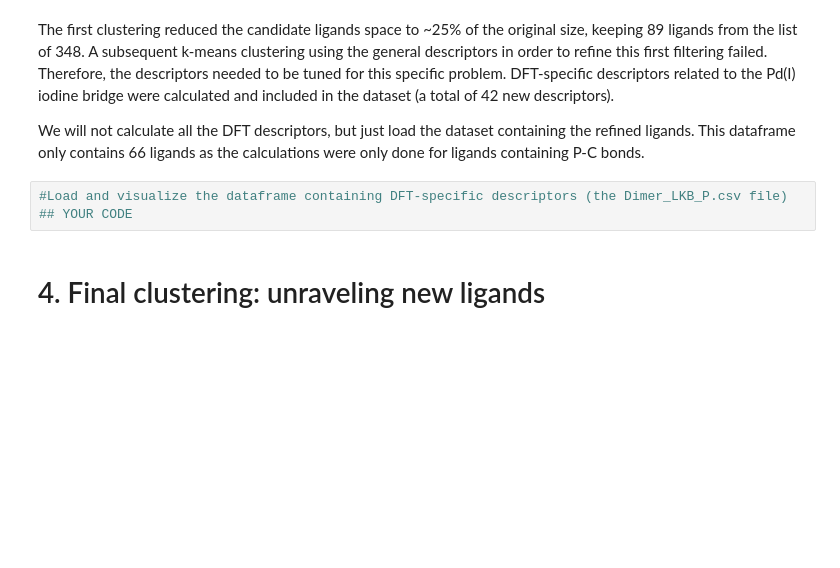
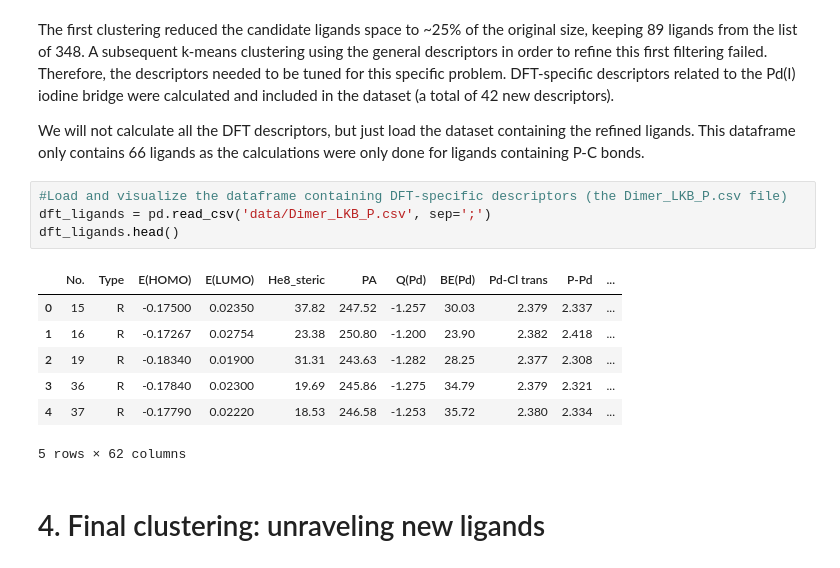
Before and after one commit to catastropiyush/ai4chem_course, a Jupyter notebook: notebooks/04 - Unsupervised Learning/palladium_dimers_discovery.ipynb, the cells around one changed output. Cells and saved outputs as stored; diff of their text form; blank space fills up the shorter version.

```diff
--- a/notebooks/04 - Unsupervised Learning/palladium_dimers_discovery.ipynb
+++ b/notebooks/04 - Unsupervised Learning/palladium_dimers_discovery.ipynb
@@ -325,7 +323,16 @@ The first clustering reduced the candidate ligands space to ~25% of the original
 We will not calculate all the DFT descriptors, but just load the dataset containing the refined ligands. This dataframe only contains 66 ligands as the calculations were only done for ligands containing P-C bonds.
 # %%
 #Load and visualize the dataframe containing DFT-specific descriptors (the Dimer_LKB_P.csv file)
-## YOUR CODE
+dft_ligands = pd.read_csv('data/Dimer_LKB_P.csv', sep=';')
+dft_ligands.head()
+# %% [output]
+|  | No. | Type | E(HOMO) | E(LUMO) | He8_steric | PA | Q(Pd) | BE(Pd) | Pd-Cl trans | P-Pd | ... |
+| 0 | 15 | R | -0.17500 | 0.02350 | 37.82 | 247.52 | -1.257 | 30.03 | 2.379 | 2.337 | ... |
+| 1 | 16 | R | -0.17267 | 0.02754 | 23.38 | 250.80 | -1.200 | 23.90 | 2.382 | 2.418 | ... |
+| 2 | 19 | R | -0.18340 | 0.01900 | 31.31 | 243.63 | -1.282 | 28.25 | 2.377 | 2.308 | ... |
+| 3 | 36 | R | -0.17840 | 0.02300 | 19.69 | 245.86 | -1.275 | 34.79 | 2.379 | 2.321 | ... |
+| 4 | 37 | R | -0.17790 | 0.02220 | 18.53 | 246.58 | -1.253 | 35.72 | 2.380 | 2.334 | ... |
+5 rows × 62 columns
 # %% [markdown]
 # 4. Final clustering: unraveling new ligands
 # %% [markdown]
```
Also changed, not shown: parts of 22 cells of this notebook.
